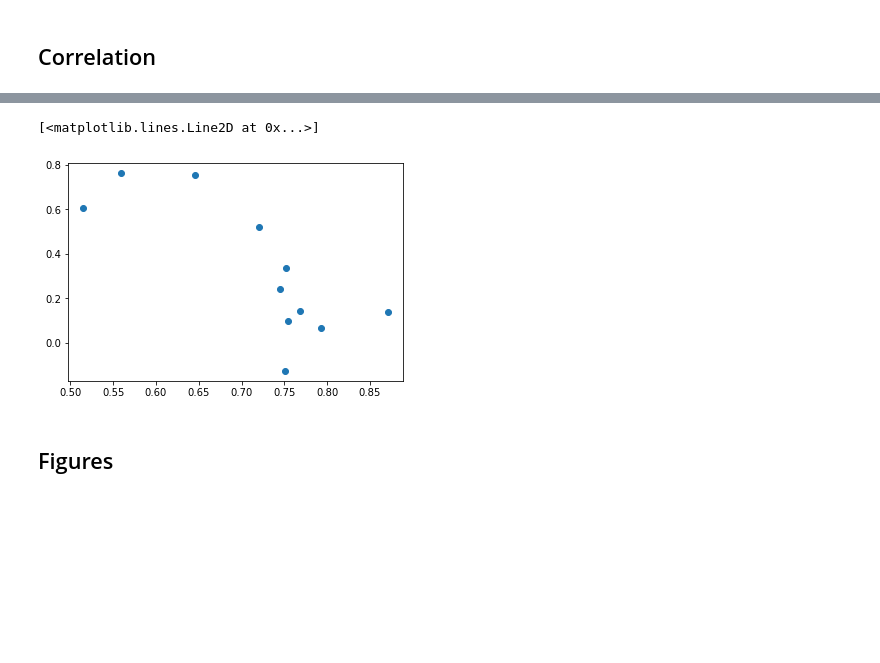
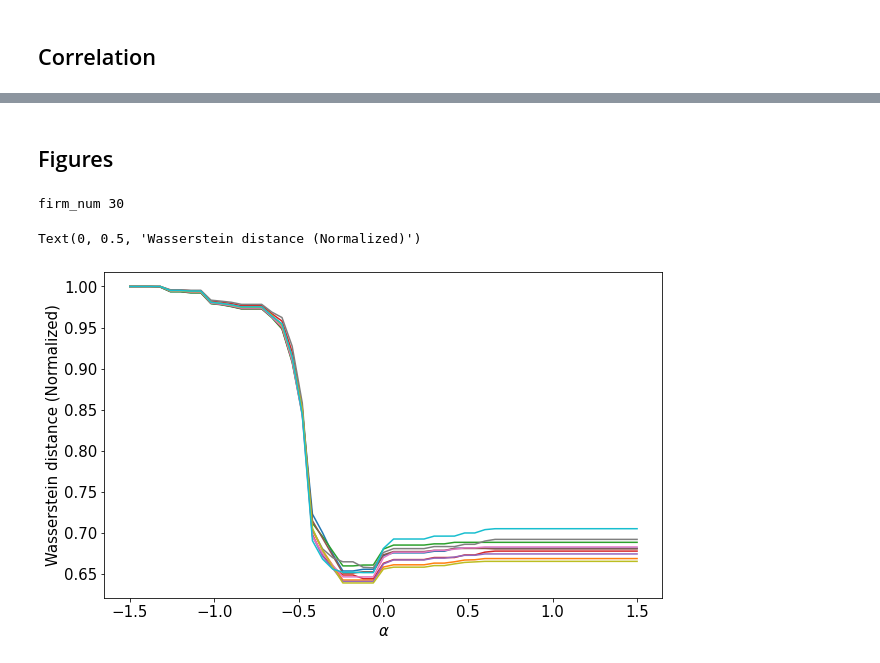
Before and after one commit to hanbingyan/equitrans, a Jupyter notebook: Executives/Tables_Executives_Alpha.ipynb, the cells around one changed output, grey strips where cells are left out. Saved outputs shown, nothing was run; the diff lists cells and outputs as text; code cells hidden in the pictures; blank space fills up the shorter version.

```diff
--- a/Executives/Tables_Executives_Alpha.ipynb
+++ b/Executives/Tables_Executives_Alpha.ipynb
@@ -58,8 +58,9 @@ for gs_idx in range(11):
                                                                  bench_zero, SIMDATA_PROP)
         with open('{}/{}/sink_arr.pickle'.format(cali_dir, fdir), 'rb') as fp:
             sink = pickle.load(fp)
-        den_sink = tv1d.denoising_1D_TV(sink, 0.001/2)
+#         den_sink = tv1d.denoising_1D_TV(sink, 0.005/2)
         cand = np.where(sink == sink.min())[0]
+#         cand = np.where(den_sink == den_sink.min())[0]
         min_id = cand[np.argmin(np.abs(cand-25))]
         min_alph_zero[gs_idx, sim_idx] = alpha_arr[min_id]
 #         min_alph_6_zero[gs_idx, sim_idx] = alpha_arr[np.argmin(den_sink)]
@@ -77,8 +78,9 @@ for gs_idx in range(11):
                                                                  bench_zero, SIMDATA_PROP)
         with open('{}/{}/sink_arr.pickle'.format(cali_dir, fdir), 'rb') as fp:
             sink = pickle.load(fp)
-        den_sink = tv1d.denoising_1D_TV(sink, 0.001/2)
+        den_sink = tv1d.denoising_1D_TV(sink, 0.005/2)
         cand = np.where(sink == sink.min())[0]
+#         cand = np.where(den_sink == den_sink.min())[0]
         min_id = cand[np.argmin(np.abs(cand-25))]
 #         min_alph_6[gs_idx, sim_idx] = alpha_arr[np.argmin(den_sink)]
         min_alph[gs_idx, sim_idx] = alpha_arr[min_id]
@@ -122,47 +122,48 @@ array([0.72000035, 0.79289567, 0.75210189, 0.51512373, 0.75458949,
 # %%
 plt.plot(s_corr, np.mean(min_alph-min_alph_zero, axis=1)*3, 'o')
-# %% [output]
-[<matplotlib.lines.Line2D at 0x...>]
-[figure, removed]
 # %% [markdown]
 ## Figures
 # %%
 plt.style.use('seaborn-whitegrid')
 plt.rcParams["axes.prop_cycle"] = plt.cycler("color", plt.cm.tab10.colors)
 # %%
-gs_idx = 10
-bench_zero = False
+gs_idx = 8
+bench_zero = True
 SIMDATA_PROP = 0.0
 industry = [gs[gs_idx]]
 gvkey = merged[merged['gsector'].isin(industry)]['gvkey'].unique()
 firm_num = len(gvkey)
 print('firm_num', firm_num)
 plt.figure(figsize=(10, 6))
 for k in range(10):
     sub_folder = 'gs_{}_group_{}_sim_{}_zero_{}_simprop_{}'.format(int(gs[gs_idx]), n_group, k,
                                                                    bench_zero, SIMDATA_PROP)
     sub_dir = "{}/{}".format(cali_dir, sub_folder)
 
     with open('{}/sink_arr.pickle'.format(sub_dir), 'rb') as fp:
         sink = pickle.load(fp)
 
 #     with open('{}/likelihood.pickle'.format(sub_dir), 'rb') as fp:
 #         likeli = pickle.load(fp)
 
     den_sink = tv1d.denoising_1D_TV(sink, 0.001/2)
 
 #     print('variation', np.sum(np.abs(sink[1:] - sink[:-1])**2))
 #     print('filtered min alpha', alpha_arr[np.argmin(den_sink)])
 #     print('filtered min alpha', alpha_arr[np.argmin(sink_filtered)])
 #     print('original min alpha', alpha_arr[np.argsort(sink)[:5]])
 #     axs[k].plot(alpha_arr, likeli.sum(axis=1))
 #     axs[k].plot(alpha_arr, sink)
-    plt.plot(alpha_arr*30/10, sink/sink[0])
+    plt.plot(alpha_arr*30/10, den_sink/den_sink[0])
 plt.tick_params(axis='both', which='major', labelsize=15)
 plt.xlabel(r'$\alpha$', fontsize=15)
 plt.ylabel('Wasserstein distance (Normalized)', fontsize=15)
 
 # plt.savefig('gs60_RealEs_real.pdf', format='pdf', dpi=1000, bbox_inches='tight', pad_inches=0.1)
+# %% [output]
+firm_num 30
+Text(0, 0.5, 'Wasserstein distance (Normalized)')
+[figure, added]
 # %%
 str(True)
 # %%
```
Also changed, not shown: parts of 8 cells of this notebook, 4 other files.
